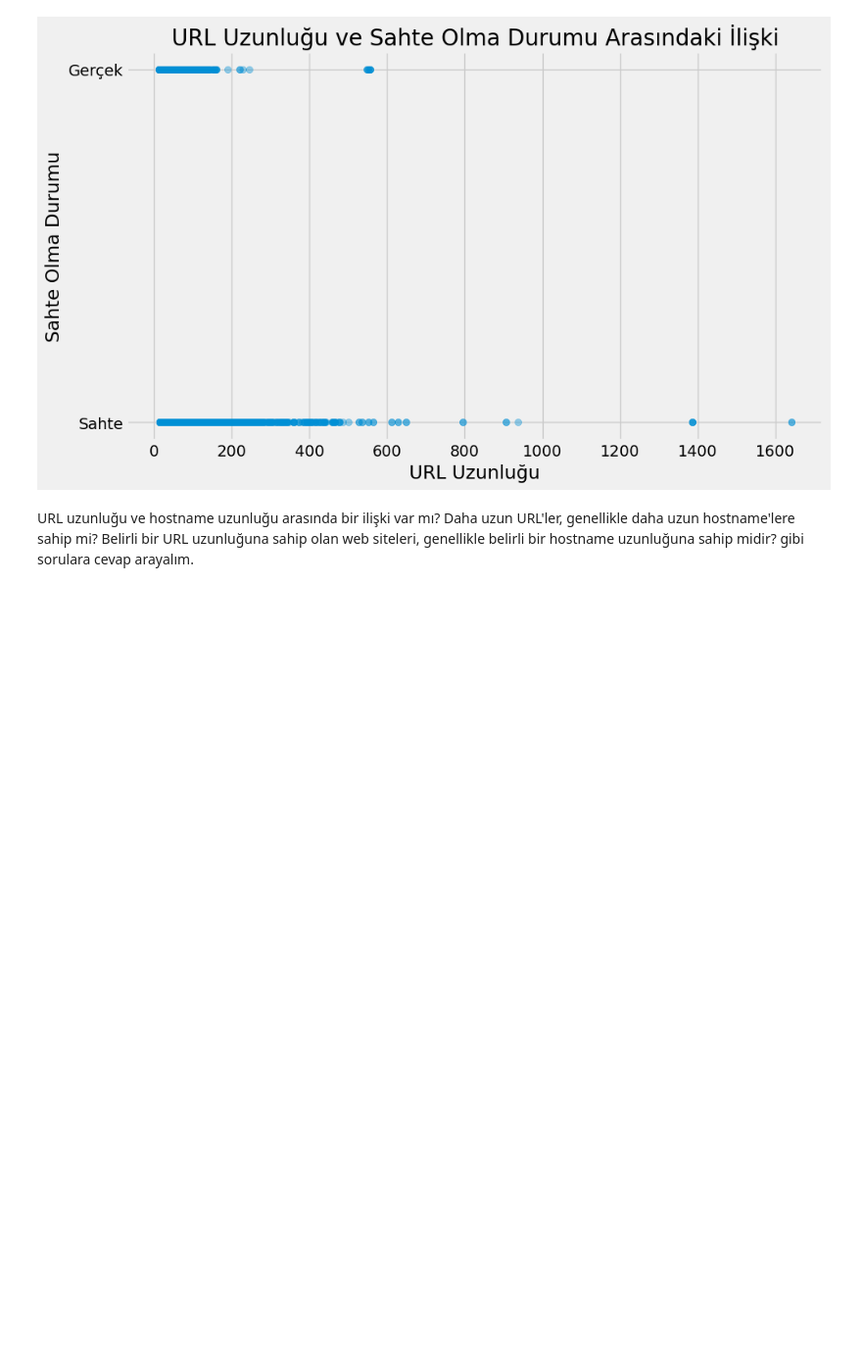
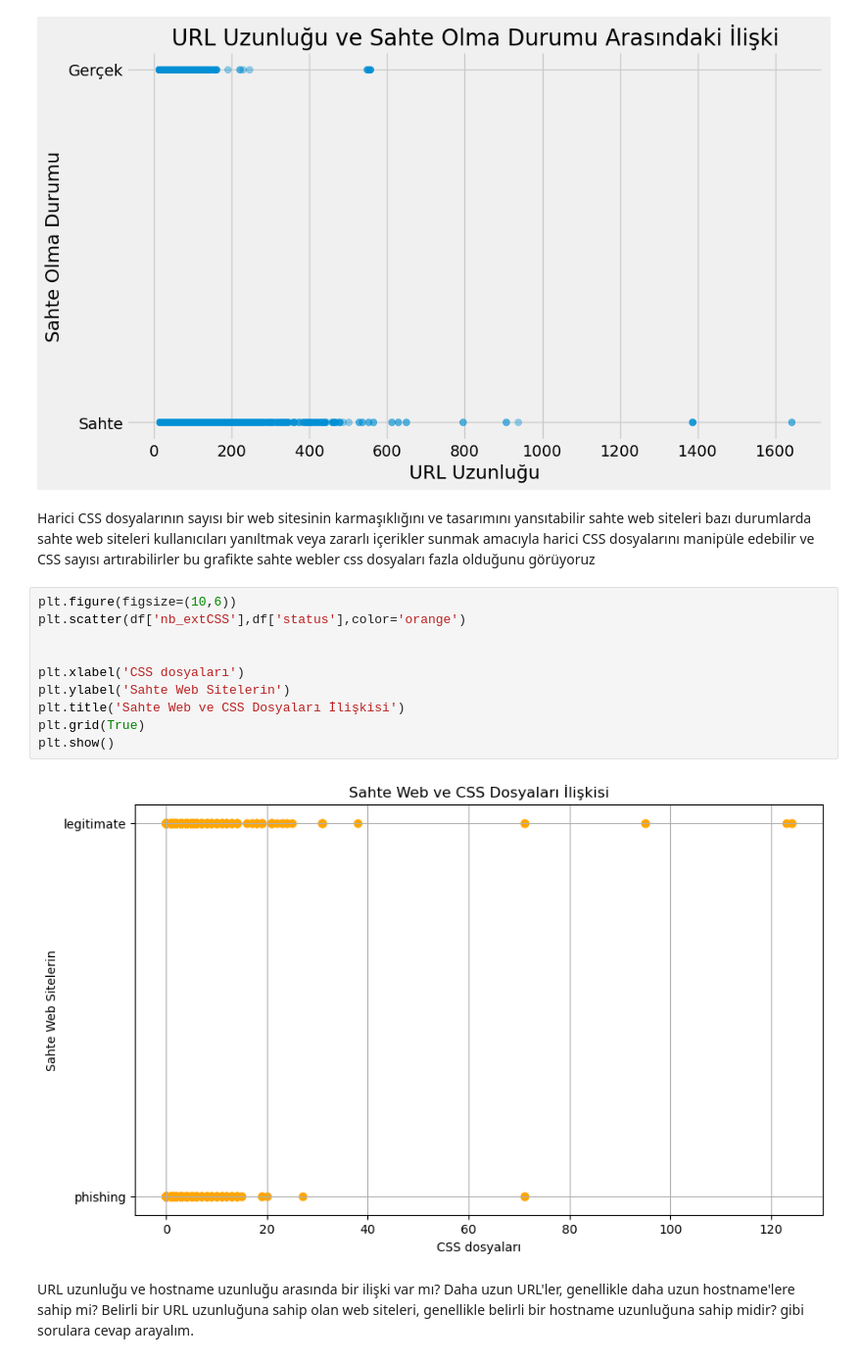
Before and after one commit to Phishbust/datanalysisandmodeling, a Jupyter notebook: data.ipynb, the cells around one changed output. Shown: that part at 98% size. Drawn from its saved outputs; the diff is of its cells as text; blank space fills up the shorter version.

Commit message:
Data Visualization

```diff
--- a/data.ipynb
+++ b/data.ipynb
@@ -157,6 +157,20 @@ plt.grid(True)
 plt.show()
 # %% [output]
 [figure]
+# %% [markdown]
+Harici CSS dosyalarının sayısı bir web sitesinin karmaşıklığını ve tasarımını yansıtabilir sahte web siteleri bazı durumlarda sahte web siteleri kullanıcıları yanıltmak veya zararlı içerikler sunmak amacıyla harici CSS dosyalarını manipüle edebilir ve CSS sayısı artırabilirler bu grafikte sahte webler css dosyaları fazla olduğunu görüyoruz
+# %%
+plt.figure(figsize=(10,6))
+plt.scatter(df['nb_extCSS'],df['status'],color='orange')
+
+
+plt.xlabel('CSS dosyaları')
+plt.ylabel('Sahte Web Sitelerin')
+plt.title('Sahte Web ve CSS Dosyaları İlişkisi')
+plt.grid(True)
+plt.show()
+# %% [output]
+[figure, added]
 # %% [markdown]
 <bold>URL uzunluğu ve hostname uzunluğu arasında bir ilişki var mı?
 Daha uzun URL'ler, genellikle daha uzun hostname'lere sahip mi?
```
Also changed, not shown: parts of 12 cells of this notebook.
